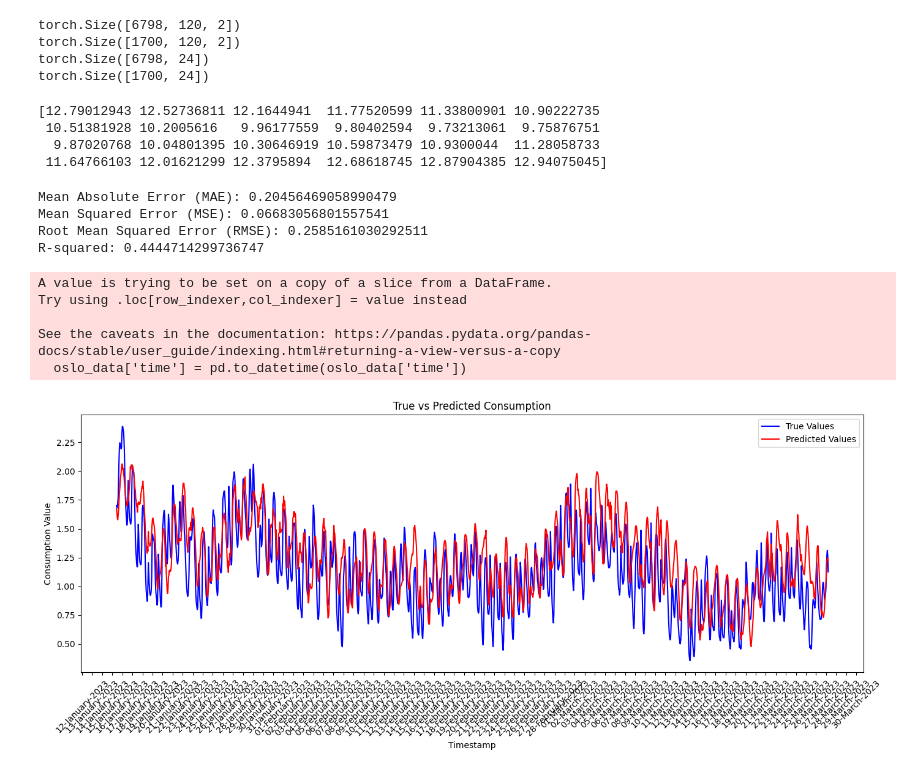
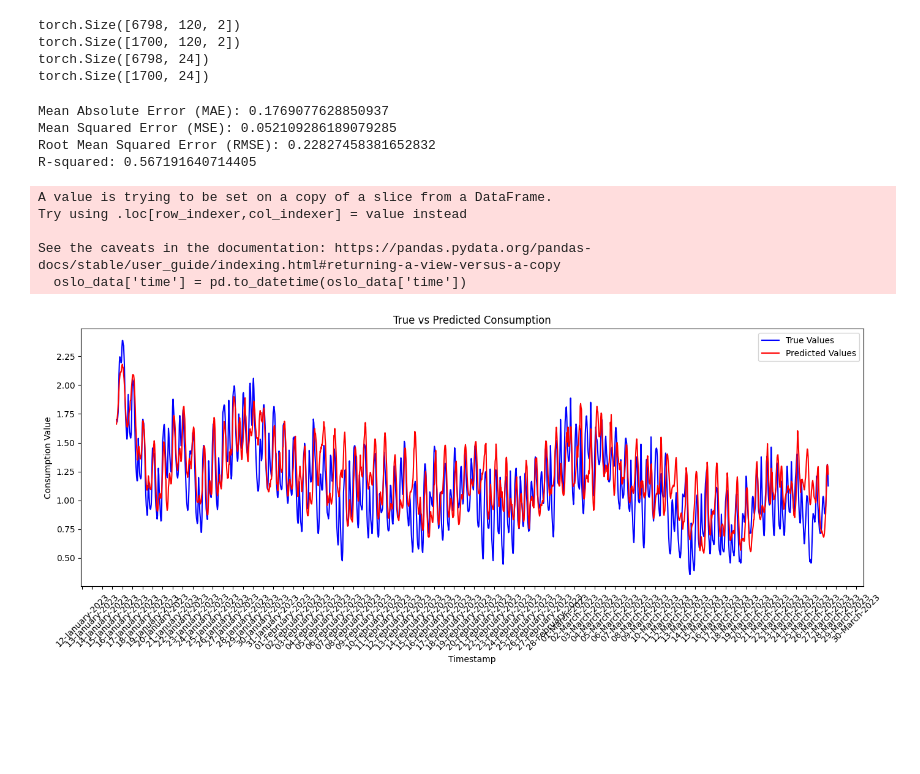
Before and after one commit to andershc/Consumption-LSTM, a Jupyter notebook: ANEO-LSTM.ipynb, the cells around one changed output. Saved outputs shown, nothing was run; the diff lists cells and outputs as text; code cells hidden in the pictures; blank space fills up the shorter version.

```diff
--- a/ANEO-LSTM.ipynb
+++ b/ANEO-LSTM.ipynb
@@ -122,58 +176,17 @@ torch.Size([6798, 120, 2])
 torch.Size([1700, 120, 2])
 torch.Size([6798, 24])
 torch.Size([1700, 24])
-# %%
-import numpy as np
-
-def make_predictions(new_data, model, scaler, seq_length, pred_length=24):
-    # Assuming new_data is a DataFrame with 'consumption' and 'temperature' columns
-
-    # Standardize the new data
-    scaled_new_data = scaler.transform(new_data[['consumption', 'temperature']])
-
-    # If data is less than sequence length, pad it
-    if len(scaled_new_data) < seq_length:
-        padding_length = seq_length - len(scaled_new_data)
-        scaled_new_data = np.vstack((np.zeros((padding_length, scaled_new_data.shape[1])), scaled_new_data))
-
-    # Extract the last `seq_length` data points for prediction
-    X_new = scaled_new_data[-seq_length:]
-
-    # Convert to tensor and add an additional dimension for batch size
-    X_new = torch.tensor(X_new).float().unsqueeze(0)
-
-    # Set the model to evaluation mode
-    model.eval()
-
-    # Make predictions
-    with torch.no_grad():
-        predictions = model(X_new)
-
-    # Convert the scaled predictions back to the original scale
-    # Only the consumption column (0th column) is considered from the predictions
-    predictions_np = predictions.cpu().numpy().reshape(-1, 1)
-    predictions_combined = np.hstack((predictions_np, np.zeros((predictions_np.shape[0], 1))))
-    predictions_original_scale = scaler.inverse_transform(predictions_combined)[:, 0]
-
-    return predictions_original_scale
-
-# Example usage:
-new_data = pd.DataFrame({"consumption": [100, 150, 200], "temperature": [15, 16, 17]})  # Just a dummy example
-predicted_consumption = make_predictions(new_data, model, scaler, seq_length)
-print(predicted_consumption)
-# %% [output]
-[12.79012943 12.52736811 12.1644941  11.77520599 11.33800901 10.90222735
- 10.51381928 10.2005616   9.96177559  9.80402594  9.73213061  9.75876751
-  9.87020768 10.04801395 10.30646919 10.59873479 10.9300044  11.28058733
- 11.64766103 12.01621299 12.3795894  12.68618745 12.87904385 12.94075045]
 # %%
 import matplotlib.dates as mdates
 from datetime import datetime, timedelta
+
+X_test_seq = X_test_seq.to(device)
 
 # Make predictions on the test set
 model.eval()
 with torch.no_grad():
     y_pred = model(X_test_seq)
+
 
 # Convert predictions and actual values to numpy arrays for calculation
 y_pred_np = y_pred.cpu().numpy()
@@ -212,38 +225,38 @@ timestamps = [initial_timestamp + pd.Timedelta(hours=i*24) for i in range(len(tr
 # Extracting the start date from the test dataset
 start_date = oslo_data.iloc[train_size]['time'].to_pydatetime()
 
 # Generating timestamps for each hour in the test set
 hours = len(y_test_seq)
 timestamps = [start_date + timedelta(hours=i) for i in range(hours)]
 
 # Plotting
 plt.figure(figsize=(14, 6))
 plt.plot(timestamps, true_values, label='True Values', color='blue')
 plt.plot(timestamps, predicted_values, label='Predicted Values', color='red')
 plt.legend()
 plt.title('True vs Predicted Consumption')
 plt.xlabel('Timestamp')
 plt.ylabel('Consumption Value')
 
 # Customizing the x-axis to show a label only at the start of every new day
 ax = plt.gca()
 ax.xaxis.set_major_formatter(mdates.DateFormatter('%d-%B-%Y'))
 ax.xaxis.set_major_locator(mdates.HourLocator(interval=24))  # place a major tick every 24 hours (i.e., every day)
 
 plt.xticks(rotation=45)  # Rotate x-axis labels for better readability
 plt.tight_layout()
 plt.show()
 # %% [output]
-Mean Absolute Error (MAE): 0.20456469058990479
-Mean Squared Error (MSE): 0.06683056801557541
-Root Mean Squared Error (RMSE): 0.2585161030292511
-R-squared: 0.4444714299736747
+Mean Absolute Error (MAE): 0.1769077628850937
+Mean Squared Error (MSE): 0.052109286189079285
+Root Mean Squared Error (RMSE): 0.22827458381652832
+R-squared: 0.567191640714405
 A value is trying to be set on a copy of a slice from a DataFrame.
 Try using .loc[row_indexer,col_indexer] = value instead
 
 See the caveats in the documentation: https://pandas.pydata.org/pandas-docs/stable/user_guide/indexing.html#returning-a-view-versus-a-copy
   oslo_data['time'] = pd.to_datetime(oslo_data['time'])
-[figure, old version]
+[figure, new version]
 # %%
 # Create a rolling mean baseline using rolling() and mean()
 rolling_mean_values = pd.Series(scaled_data[:, 0]).rolling(window=24).mean()
```
Also changed, not shown: parts of 10 cells of this notebook, 13 other files.
